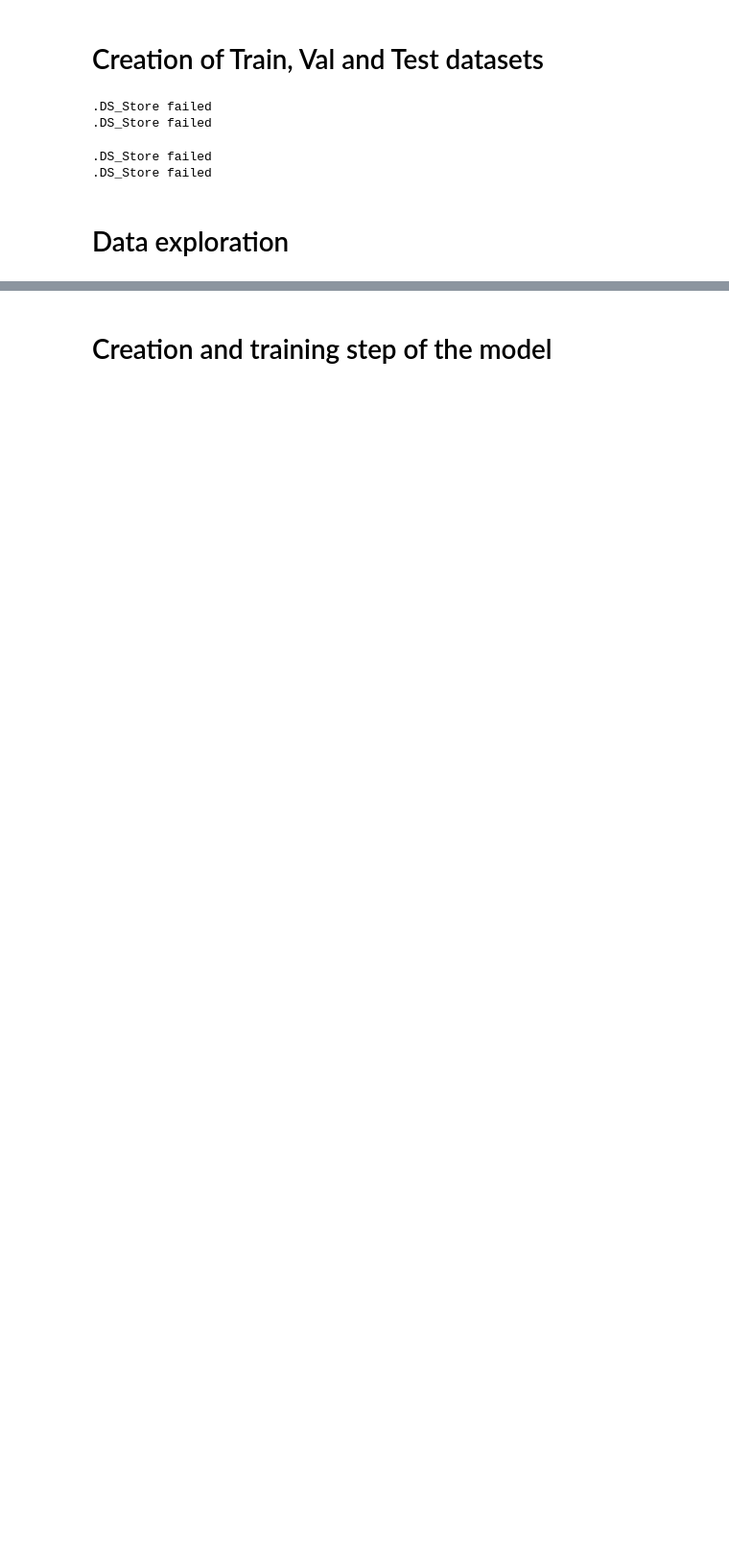
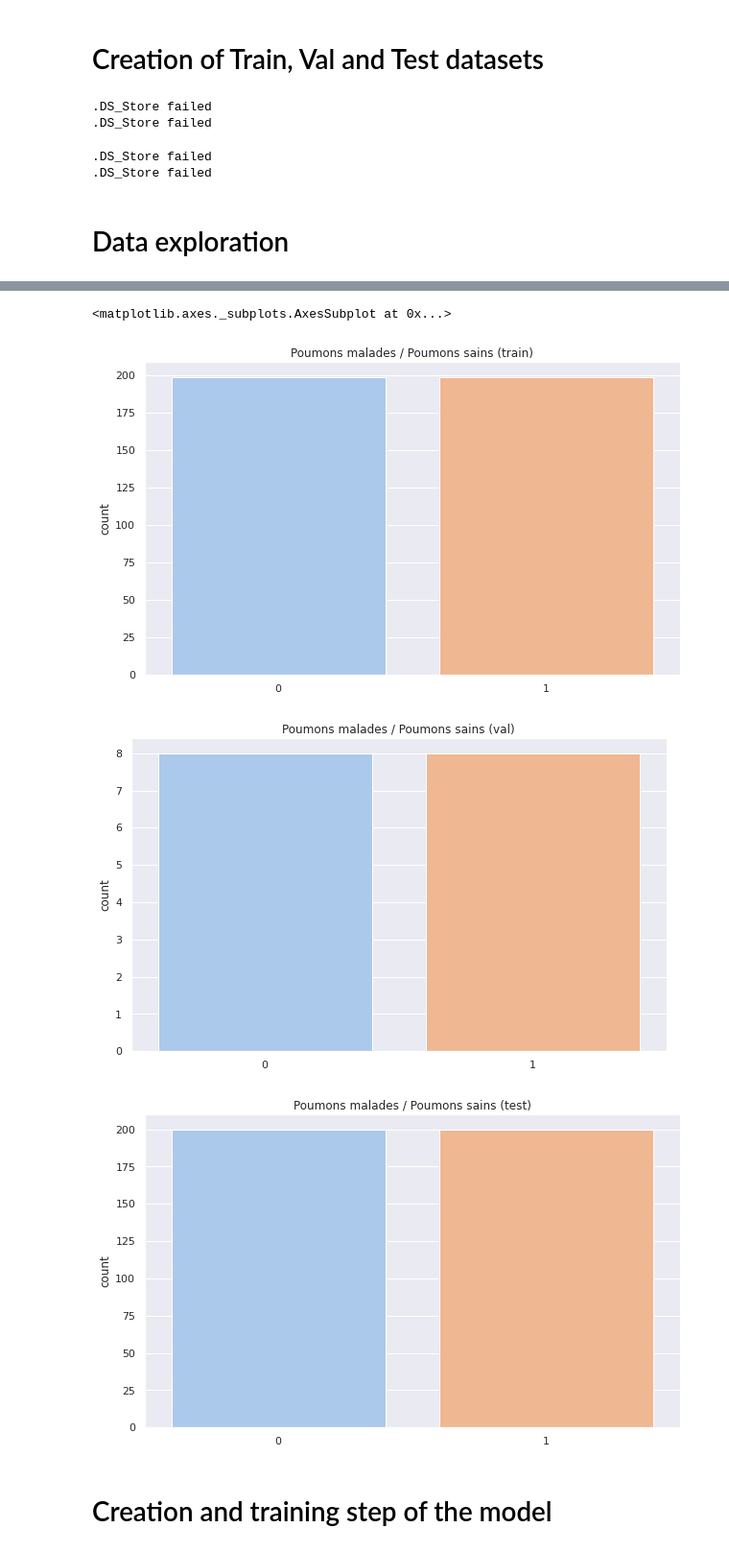
Before and after one commit to himiro/imageRecognition_2021_17, a Jupyter notebook: chest_Xray/chest_xray.ipynb, the cells around one changed output, grey strips where cells are left out. Shown at 96% size. Drawn from its saved outputs; the diff is of its cells as text; code cells hidden in the pictures; blank space fills up the shorter version.

Commit message:
plot seaborn data exploration

```diff
--- a/chest_Xray/chest_xray.ipynb
+++ b/chest_Xray/chest_xray.ipynb
@@ -162,3 +112,23 @@ sns.distplot(a=test_Y, kde=False)
+# %%
+# PLOT POUMONS
+labels = ["Normal", "Pneumonia"]
+
+plt.figure(figsize=(10,6))
+plt.title("Poumons malades / Poumons sains (train)")
+sns.countplot(train_Y.astype(int), palette=sns.color_palette("pastel"))
+
+plt.figure(figsize=(10,6))
+plt.title("Poumons malades / Poumons sains (val)")
+sns.countplot(val_Y.astype(int), palette=sns.color_palette("pastel"))
+
+plt.figure(figsize=(10,6))
+plt.title("Poumons malades / Poumons sains (test)")
+sns.countplot(test_Y.astype(int), palette=sns.color_palette("pastel"))
+# %% [output]
+<matplotlib.axes._subplots.AxesSubplot at 0x...>
+[figure, added]
+[figure, added]
+[figure, added]
 # %% [markdown]
 # Creation and training step of the model
 # %%
```
Also changed, not shown: parts of 8 cells of this notebook.
